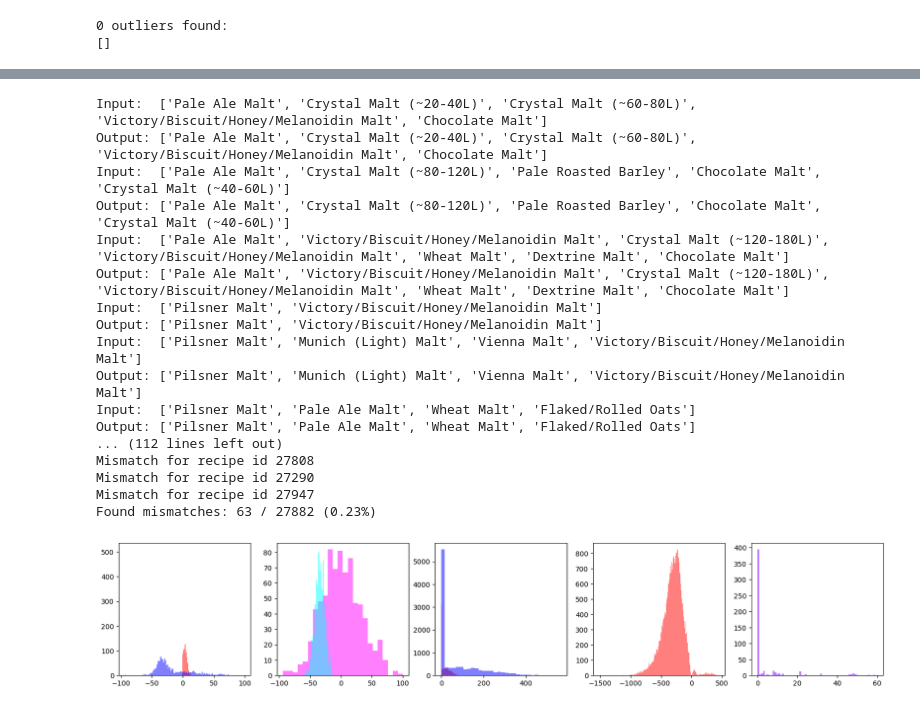
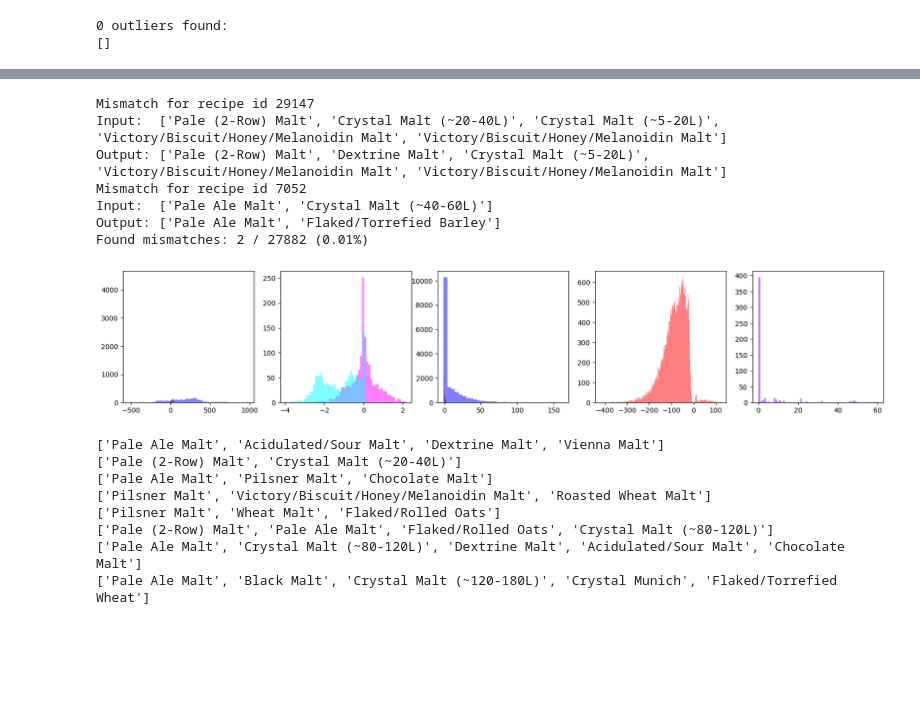
Before and after one commit to halobrewery/brewbrain, a Jupyter notebook: mash_vae_test.ipynb, the cells around one changed output, grey strips where cells are left out. Saved outputs shown, nothing was run; the diff lists cells and outputs as text; code cells hidden in the pictures; blank space fills up the shorter version.

```diff
--- a/mash_vae_test.ipynb
+++ b/mash_vae_test.ipynb
@@ -158,14 +158,15 @@ with torch.no_grad():
 ***Mash Types VAE Testing***
 # %%
 LEAKY_RELU_SLOPE = 0.1
-HIDDEN_SIZE = 224 # 224 is good (200 epochs results in 0.23% error), 200 is not enough to get reconstruction loss < 1
-Z_SIZE = 24 # 24 is just enough, anything lower will not be able to achieve a reconstruction loss < 1
-GRAIN_TYPE_EMBED_SIZE = 20 # Embedding needs to be ~20, NOTE: 16 is too low for 62 malt types and results in confusion around some malts
+HIDDEN_SIZE = 256 # 232 is good (200 epochs results in 0.23% error), 200 is not enough to get reconstruction loss < 1
+Z_SIZE = 44 # Depends on fidelity you want.. 32 will get within 14% error at the mean. Higher is better up to the point of memorizing the data
+GRAIN_TYPE_EMBED_SIZE = 32 # Embedding needs to be ~20, NOTE: 16 is too low for 62 malt types and results in confusion around some malts
 NUM_CORE_GRAIN_TYPES = len(core_grains_idx_to_dbid) # Currently this is ~62
 
 type_embedding = nn.Embedding(NUM_CORE_GRAIN_TYPES, GRAIN_TYPE_EMBED_SIZE)
 enc1 = layer_init_xavier(nn.Linear(NUM_GRAIN_SLOTS*GRAIN_TYPE_EMBED_SIZE, HIDDEN_SIZE), 'linear', LEAKY_RELU_SLOPE)
 enc2 = layer_init_xavier(nn.Linear(HIDDEN_SIZE, 2*Z_SIZE), 'linear')
+batch_norm = nn.BatchNorm1d(2*Z_SIZE)
 dec1 = layer_init_xavier(nn.Linear(Z_SIZE, HIDDEN_SIZE), 'linear', LEAKY_RELU_SLOPE)
 dec2 = layer_init_xavier(nn.Linear(HIDDEN_SIZE, NUM_GRAIN_SLOTS*GRAIN_TYPE_EMBED_SIZE), 'linear', LEAKY_RELU_SLOPE)
 type_decoder = layer_init_xavier(nn.Linear(GRAIN_TYPE_EMBED_SIZE, NUM_CORE_GRAIN_TYPES), 'linear')
@@ -176,7 +177,10 @@ C_STOP_ITER = 1e5
 C_max = torch.Tensor([MAX_CAPACITY])
 num_iter = 0
 
-optim_params = list(type_embedding.parameters()) + list(enc1.parameters()) + list(enc2.parameters()) + list(dec1.parameters()) + list(dec2.parameters()) + list(type_decoder.parameters()) + list(C_max)
+optim_params = list(type_embedding.parameters()) + list(enc1.parameters()) + list(enc2.parameters()) + list(dec1.parameters()) + list(dec2.parameters()) + list(type_decoder.parameters()) + list(C_max) + list(batch_norm.parameters())
 optimizer = torch.optim.Adam(optim_params, lr=1e-3, betas=(0.9, 0.999))
-scheduler = torch.optim.lr_scheduler.ReduceLROnPlateau(optimizer, factor=0.5, patience=4000, eps=1e-7)
+# %%
+scheduler = torch.optim.lr_scheduler.ReduceLROnPlateau(optimizer, factor=0.1, patience=4000, eps=1e-5) # Patience is in epochs!
+optimizer.param_groups[0]['lr'] = 1e-3 # Learning Rate
+#num_iter = 0
 # %%
@@ -328,58 +329,71 @@ def get_malt_names_from_inds_tensor(inds_tensor):
   for idx_t in inds_tensor:
     idx = idx_t.item()
     if idx == 0:
       continue
     grain = next(filter(lambda x: x.id == core_grains_idx_to_dbid[idx], core_grains_db))
     malt_names.append(grain.name)
   return malt_names
 
+def print_malt_bill_comparisons(x, x_hat_types):
+  print(f"Input:  {get_malt_names_from_inds_tensor(x[i])}")
+  print(f"Output: {get_malt_names_from_inds_tensor(x_hat_types[i])}")
+
 data = next(iter(test_batch_loader))
 with torch.no_grad():
   x = data['core_types']
-  x_hat, mean, logvar = forward(x, plot=True)
+  x_hat, mean, logvar = forward(x, use_mean=True, plot=True)
   x_hat_types = torch.argmax(torch.softmax(x_hat, dim=-1), dim=-1)
   axInOut.hist(x.flatten().detach().numpy(), bins=NUM_CORE_GRAIN_TYPES, facecolor='cyan', alpha=0.5)
   axInOut.hist(x_hat_types.flatten().detach().numpy(), bins=NUM_CORE_GRAIN_TYPES, facecolor='magenta', alpha=0.5)
 
-  for i in range(BATCH_SIZE):
-    x_malts = get_malt_names_from_inds_tensor(x[i])
-    x_hat_malts = get_malt_names_from_inds_tensor(x_hat_types[i])
-    print(f"Input:  {x_malts}")
-    print(f"Output: {x_hat_malts}")
+  #for i in range(BATCH_SIZE):
+  #  x_malts = get_malt_names_from_inds_tensor(x[i])
+  #  x_hat_malts = get_malt_names_from_inds_tensor(x_hat_types[i])
+  #  print(f"Input:  {x_malts}")
+  #  print(f"Output: {x_hat_malts}")
 
   # Perform a full check for identity between input and output of the network
   mismatch_count = 0
   total_count = 0
   for batch_idx, batch_data in enumerate(test_batch_loader):
     x = batch_data['core_types']
-    x_hat, mean, logvar = forward(x, plot=False)
+    x_hat, mean, logvar = forward(x, use_mean=True, plot=False)
     x_hat_types = torch.argmax(torch.softmax(x_hat, dim=-1), dim=-1)
     for i in range(x.shape[0]):
       total_count += 1
       if not torch.equal(x[i].int(), x_hat_types[i].int()):
         print(f"Mismatch for recipe id {batch_data['recipe_id'][i].item()}")
+        print_malt_bill_comparisons(x, x_hat_types)
         mismatch_count += 1
 
   print(f"Found mismatches: {mismatch_count} / {total_count} ({mismatch_count/total_count * 100:.2f}%)")
 # %% [output]
-Input:  ['Pale Ale Malt', 'Crystal Malt (~20-40L)', 'Crystal Malt (~60-80L)', 'Victory/Biscuit/Honey/Melanoidin Malt', 'Chocolate Malt']
-Output: ['Pale Ale Malt', 'Crystal Malt (~20-40L)', 'Crystal Malt (~60-80L)', 'Victory/Biscuit/Honey/Melanoidin Malt', 'Chocolate Malt']
-Input:  ['Pale Ale Malt', 'Crystal Malt (~80-120L)', 'Pale Roasted Barley', 'Chocolate Malt', 'Crystal Malt (~40-60L)']
-Output: ['Pale Ale Malt', 'Crystal Malt (~80-120L)', 'Pale Roasted Barley', 'Chocolate Malt', 'Crystal Malt (~40-60L)']
-Input:  ['Pale Ale Malt', 'Victory/Biscuit/Honey/Melanoidin Malt', 'Crystal Malt (~120-180L)', 'Victory/Biscuit/Honey/Melanoidin Malt', 'Wheat Malt', 'Dextrine Malt', 'Chocolate Malt']
-Output: ['Pale Ale Malt', 'Victory/Biscuit/Honey/Melanoidin Malt', 'Crystal Malt (~120-180L)', 'Victory/Biscuit/Honey/Melanoidin Malt', 'Wheat Malt', 'Dextrine Malt', 'Chocolate Malt']
-Input:  ['Pilsner Malt', 'Victory/Biscuit/Honey/Melanoidin Malt']
-Output: ['Pilsner Malt', 'Victory/Biscuit/Honey/Melanoidin Malt']
-Input:  ['Pilsner Malt', 'Munich (Light) Malt', 'Vienna Malt', 'Victory/Biscuit/Honey/Melanoidin Malt']
-Output: ['Pilsner Malt', 'Munich (Light) Malt', 'Vienna Malt', 'Victory/Biscuit/Honey/Melanoidin Malt']
-Input:  ['Pilsner Malt', 'Pale Ale Malt', 'Wheat Malt', 'Flaked/Rolled Oats']
-Output: ['Pilsner Malt', 'Pale Ale Malt', 'Wheat Malt', 'Flaked/Rolled Oats']
-... (112 lines left out)
-Mismatch for recipe id 27808
-Mismatch for recipe id 27290
-Mismatch for recipe id 27947
-Found mismatches: 63 / 27882 (0.23%)
+Mismatch for recipe id 29147
+Input:  ['Pale (2-Row) Malt', 'Crystal Malt (~20-40L)', 'Crystal Malt (~5-20L)', 'Victory/Biscuit/Honey/Melanoidin Malt', 'Victory/Biscuit/Honey/Melanoidin Malt']
+Output: ['Pale (2-Row) Malt', 'Dextrine Malt', 'Crystal Malt (~5-20L)', 'Victory/Biscuit/Honey/Melanoidin Malt', 'Victory/Biscuit/Honey/Melanoidin Malt']
+Mismatch for recipe id 7052
+Input:  ['Pale Ale Malt', 'Crystal Malt (~40-60L)']
+Output: ['Pale Ale Malt', 'Flaked/Torrefied Barley']
+Found mismatches: 2 / 27882 (0.01%)
-[figure, old version]
+[figure, new version]
+# %%
+# Let's try generating a random latent vector (z) and see what kinds of malt types we can create from noise!
+NUM_RAND_MALT_BILLS = 8
+with torch.no_grad():
+  z = torch.randn(NUM_RAND_MALT_BILLS, Z_SIZE)
+  x_hat = decode(z)
+  x_hat_types = torch.argmax(torch.softmax(x_hat, dim=-1), dim=-1)
+  for i in range(z.shape[0]):
+    print(get_malt_names_from_inds_tensor(x_hat_types[i]))
+# %% [output]
+['Pale Ale Malt', 'Acidulated/Sour Malt', 'Dextrine Malt', 'Vienna Malt']
+['Pale (2-Row) Malt', 'Crystal Malt (~20-40L)']
+['Pale Ale Malt', 'Pilsner Malt', 'Chocolate Malt']
+['Pilsner Malt', 'Victory/Biscuit/Honey/Melanoidin Malt', 'Roasted Wheat Malt']
+['Pilsner Malt', 'Wheat Malt', 'Flaked/Rolled Oats']
+['Pale (2-Row) Malt', 'Pale Ale Malt', 'Flaked/Rolled Oats', 'Crystal Malt (~80-120L)']
+['Pale Ale Malt', 'Crystal Malt (~80-120L)', 'Dextrine Malt', 'Acidulated/Sour Malt', 'Chocolate Malt']
+['Pale Ale Malt', 'Black Malt', 'Crystal Malt (~120-180L)', 'Crystal Munich', 'Flaked/Torrefied Wheat']
 # %%
 
 class MashVAE(nn.Module):
```
Also changed, not shown: parts of 2 cells of this notebook, 14 other files.
